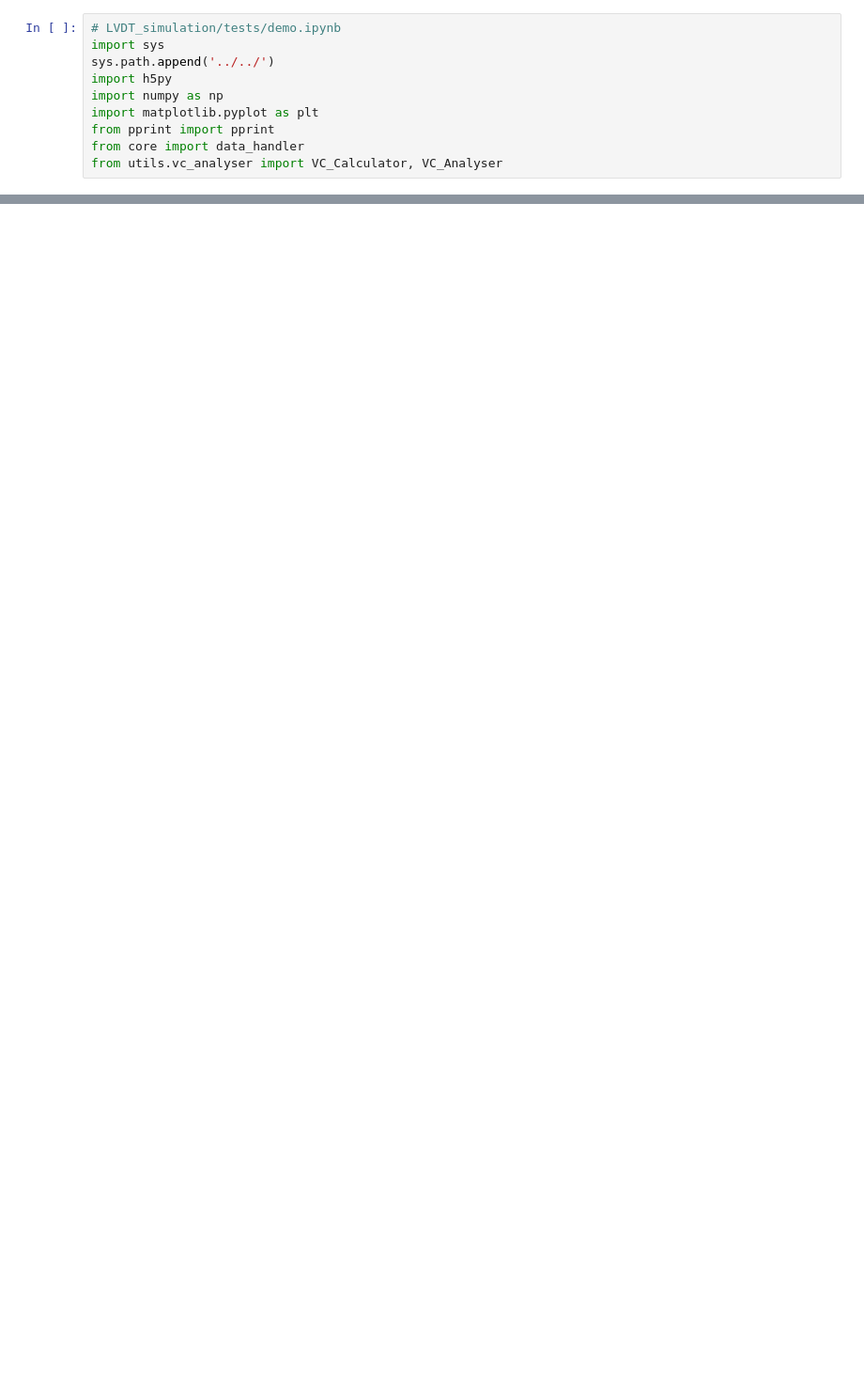
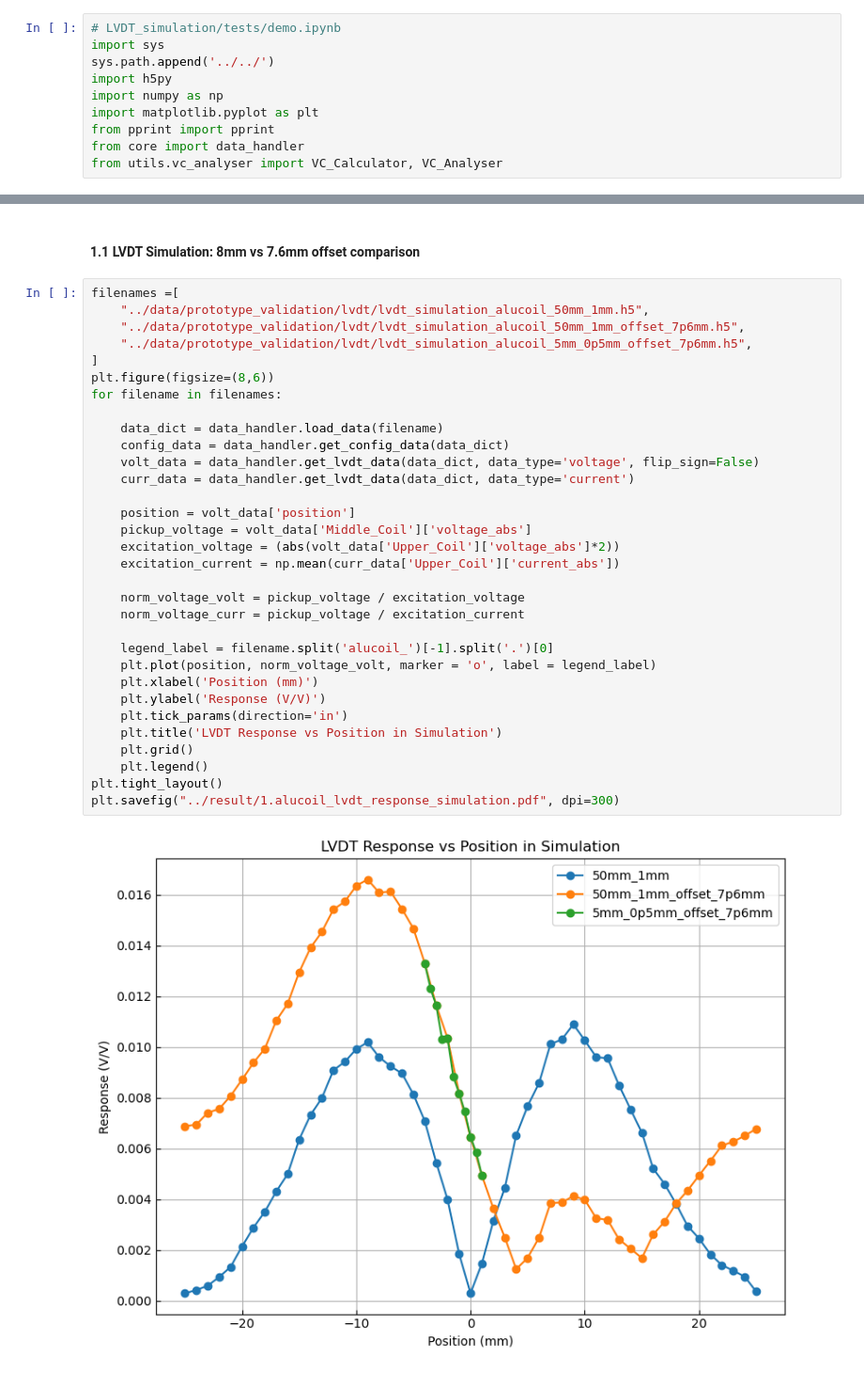
Before and after one commit to li-pengbo/femm-lvdt, a Jupyter notebook: simulation/notebook/sim_prototype_validation.ipynb, the cells around one changed output, grey strips where cells are left out. Shown at 94% size. Drawn from its saved outputs; the diff is of its cells as text; blank space fills up the shorter version.

```diff
--- a/simulation/notebook/sim_prototype_validation.ipynb
+++ b/simulation/notebook/sim_prototype_validation.ipynb
@@ -458,0 +13,36 @@ plt.tight_layout()
+# %% [markdown]
+#### 1.1 LVDT Simulation: 8mm vs 7.6mm offset comparison
+# %%
+filenames =[
+    "../data/prototype_validation/lvdt/lvdt_simulation_alucoil_50mm_1mm.h5",
+    "../data/prototype_validation/lvdt/lvdt_simulation_alucoil_50mm_1mm_offset_7p6mm.h5",
+    "../data/prototype_validation/lvdt/lvdt_simulation_alucoil_5mm_0p5mm_offset_7p6mm.h5",
+]
+plt.figure(figsize=(8,6))
+for filename in filenames:
+
+    data_dict = data_handler.load_data(filename)
+    config_data = data_handler.get_config_data(data_dict)
+    volt_data = data_handler.get_lvdt_data(data_dict, data_type='voltage', flip_sign=False)
+    curr_data = data_handler.get_lvdt_data(data_dict, data_type='current')
+
+    position = volt_data['position']
+    pickup_voltage = volt_data['Middle_Coil']['voltage_abs']
+    excitation_voltage = (abs(volt_data['Upper_Coil']['voltage_abs']*2))
+    excitation_current = np.mean(curr_data['Upper_Coil']['current_abs'])
+
+    norm_voltage_volt = pickup_voltage / excitation_voltage
+    norm_voltage_curr = pickup_voltage / excitation_current
+
+    legend_label = filename.split('alucoil_')[-1].split('.')[0]
+    plt.plot(position, norm_voltage_volt, marker = 'o', label = legend_label)
+    plt.xlabel('Position (mm)')
+    plt.ylabel('Response (V/V)')
+    plt.tick_params(direction='in')
+    plt.title('LVDT Response vs Position in Simulation')
+    plt.grid()
+    plt.legend()
+plt.tight_layout()
+plt.savefig("../result/1.alucoil_lvdt_response_simulation.pdf", dpi=300)
+# %% [output]
+[figure, added]
```
Also changed, not shown: parts of 33 cells of this notebook, 8 other files.
